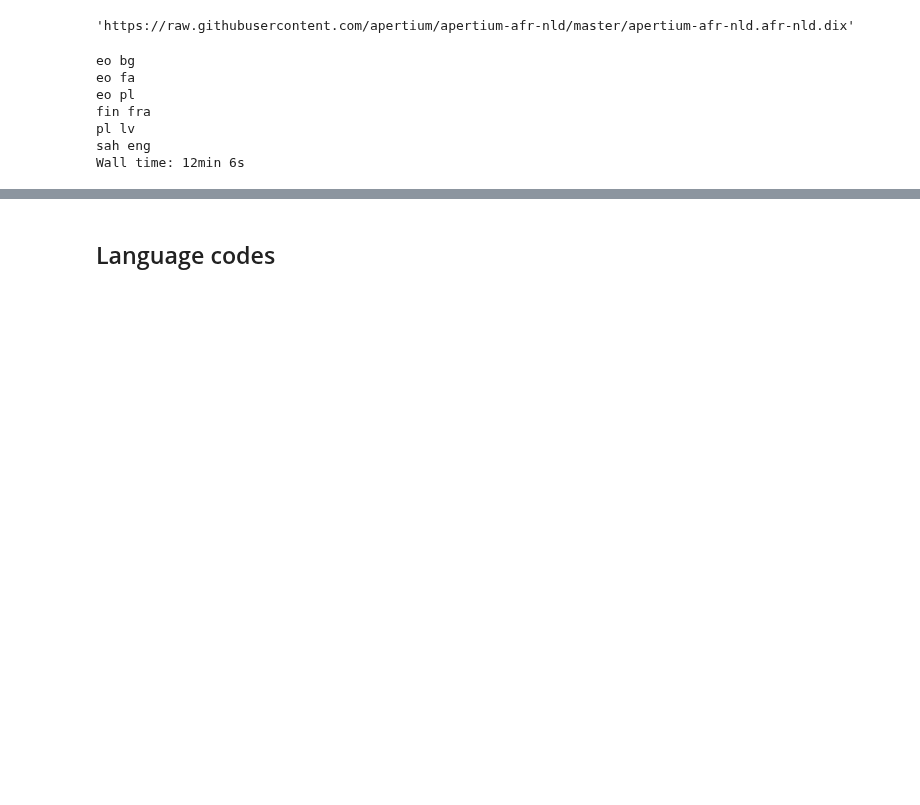
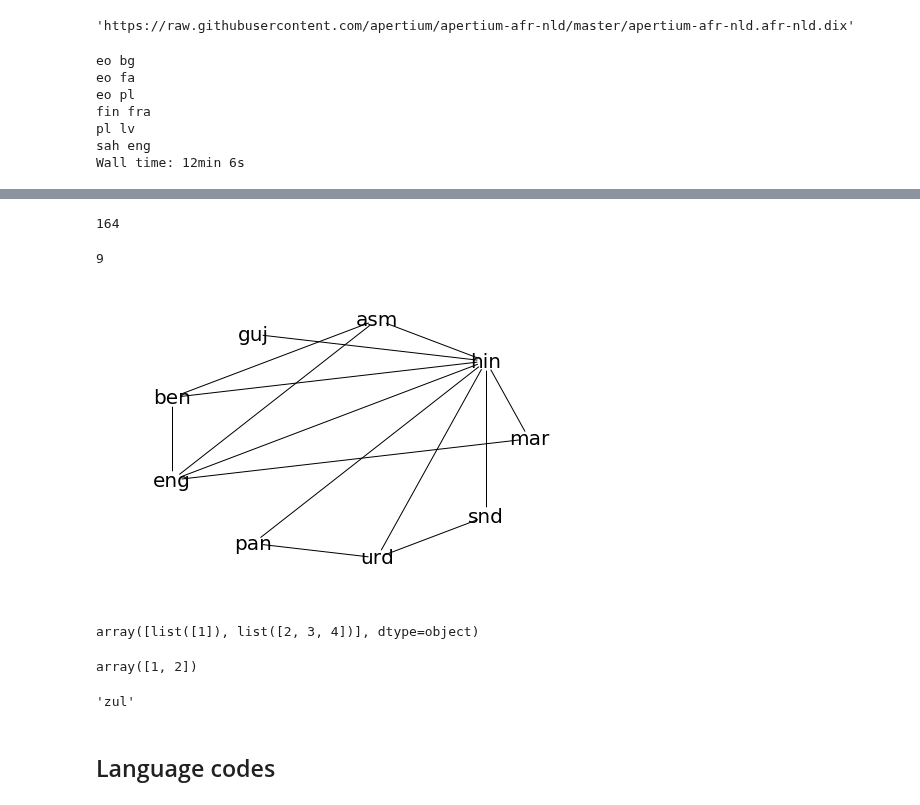
Before and after one commit to dkbrz/GSoC_2018, a Jupyter notebook: Project.ipynb, the cells around one changed output, grey strips where cells are left out. Drawn from its saved outputs; the diff is of its cells as text; code cells hidden in the pictures; blank space fills up the shorter version.

```diff
--- a/Project.ipynb
+++ b/Project.ipynb
@@ -168,0 +153,2 @@ Wall time: 12min 6s
+# %%
+G = nx.Graph()
@@ -169,3 +181,33 @@ Wall time: 12min 6s
+# %%
+len(G.nodes())
+# %% [output]
+164
+# %%
+l1 = 'urd'
+l2 = 'hin'
+lg = (l(l1,3), l(l2,3))
+# %%
+w = nx.single_source_shortest_path_length(G, lg[0], cutoff=2)
+v = nx.single_source_shortest_path_length(G, lg[1], cutoff=2)
+nodes = list((set(w.keys())&set(w.keys()) )| set([lg[0],lg[1]]))
+print (len(nodes))
+nx.draw_shell(G.subgraph(nodes), with_labels = True, font_size = 20, node_color = 'white')
+plt.show()
+# %% [output]
+9
+[figure, added]
+# %%
+np.array([list([1]),list([2,3,4])])
+# %% [output]
+array([list([1]), list([2, 3, 4])], dtype=object)
+# %%
+np.unique(np.array([list([1]),list([2])]))
+# %% [output]
+array([1, 2])
+# %%
+l('zul',2)
+# %% [output]
+'zul'
 # %% [markdown]
 ## Language codes
 # %%
```
Also changed, not shown: parts of 12 cells of this notebook, 1 other file.
